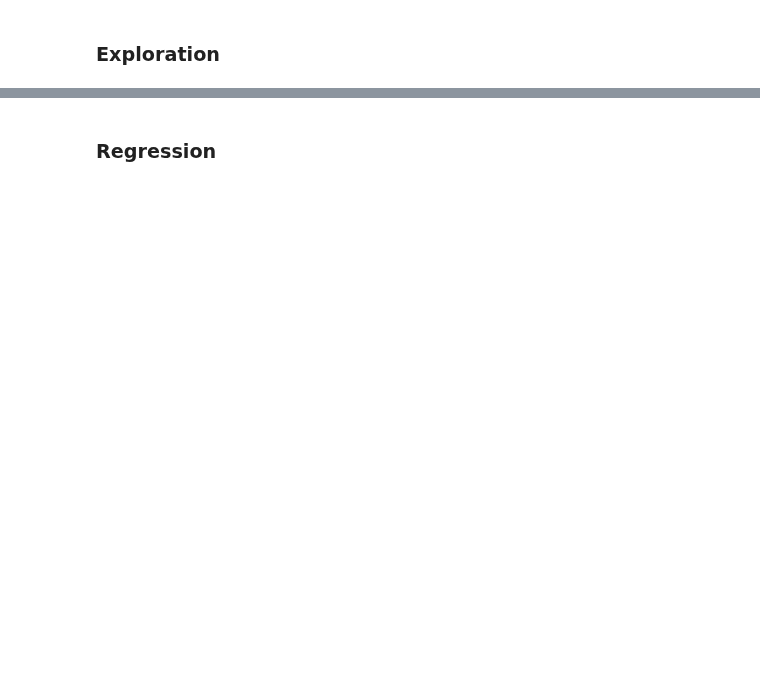
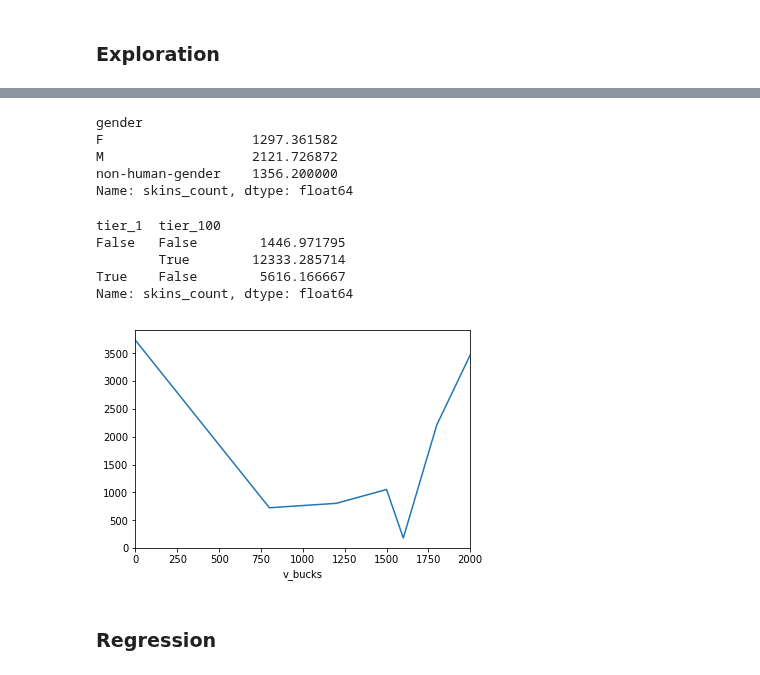
Before and after one commit to map222/trailofpapers, a Jupyter notebook: fortnite/skin_sentiment.ipynb, the cells around one changed output, grey strips where cells are left out. Cells and saved outputs as stored; diff of their text form; code cells hidden in the pictures; blank space fills up the shorter version.

```diff
--- a/fortnite/skin_sentiment.ipynb
+++ b/fortnite/skin_sentiment.ipynb
@@ -133,2 +201,22 @@ plt.yscale('log')
+# %%
+skin_df.groupby('gender').mean()['skins_count']
+# %% [output]
+gender
+F                   1297.361582
+M                   2121.726872
+non-human-gender    1356.200000
+Name: skins_count, dtype: float64
+# %%
+skin_df.groupby(['tier_1', 'tier_100']).mean()['skins_count']
+# %% [output]
+tier_1  tier_100
+False   False        1446.971795
+        True        12333.285714
+True    False        5616.166667
+Name: skins_count, dtype: float64
+# %%
+skin_df.groupby('v_bucks').mean()['skins_count'].plot();
+# %% [output]
+[figure, added]
 # %% [markdown]
 ### Regression
```
Also changed, not shown: parts of 68 cells of this notebook, 2 other files.
